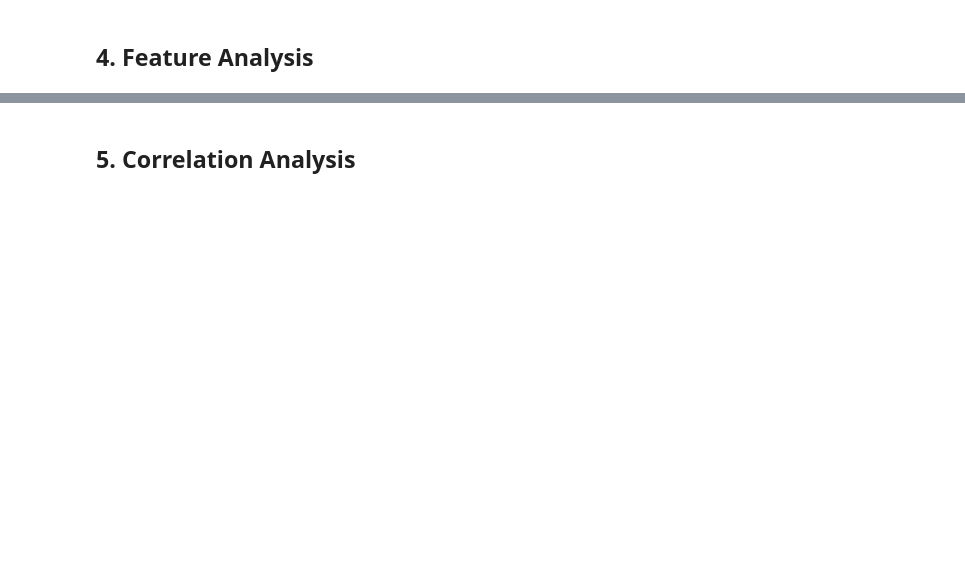
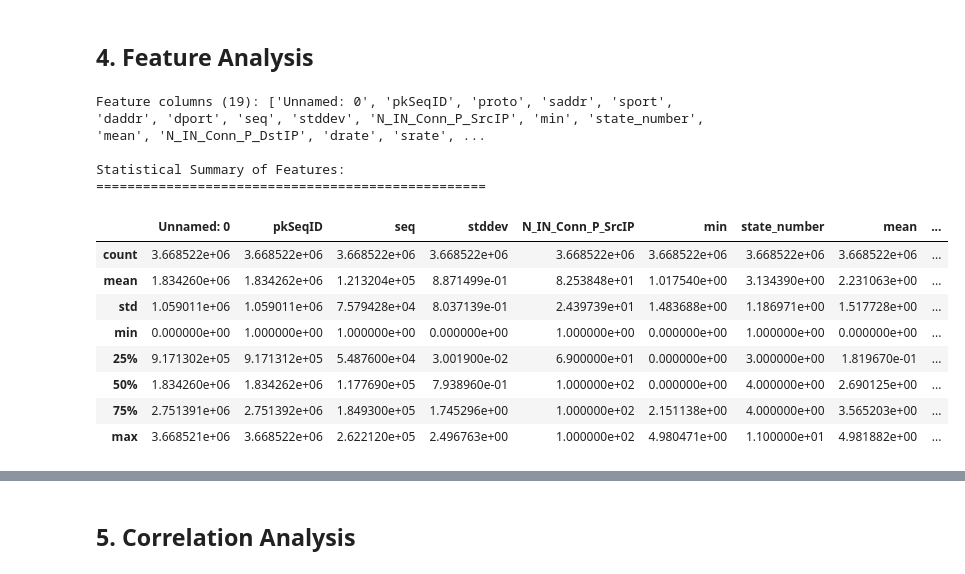
Before and after one commit to nandana-das/IoTproject, a Jupyter notebook: iot-intrusion-detection/notebooks/01_data_exploration.ipynb, the cells around one changed output, grey strips where cells are left out. Saved outputs shown, nothing was run; the diff lists cells and outputs as text; code cells hidden in the pictures; blank space fills up the shorter version.

```diff
--- a/iot-intrusion-detection/notebooks/01_data_exploration.ipynb
+++ b/iot-intrusion-detection/notebooks/01_data_exploration.ipynb
@@ -129,12 +193,26 @@ plt.show()
 # %%
 # Get feature columns (exclude target variable)
 feature_columns = [col for col in data.columns if col != 'category']
 print(f"Feature columns ({len(feature_columns)}): {feature_columns}")
 
 # Statistical summary of features
 print("\nStatistical Summary of Features:")
 print("=" * 50)
-display(data[feature_columns].describe())
+print(data[feature_columns].describe())
+# %% [output]
+Feature columns (19): ['Unnamed: 0', 'pkSeqID', 'proto', 'saddr', 'sport', 'daddr', 'dport', 'seq', 'stddev', 'N_IN_Conn_P_SrcIP', 'min', 'state_number', 'mean', 'N_IN_Conn_P_DstIP', 'drate', 'srate', ...
+
+Statistical Summary of Features:
+==================================================
+|  | Unnamed: 0 | pkSeqID | seq | stddev | N_IN_Conn_P_SrcIP | min | state_number | mean | ... |
+| count | 3.668522e+06 | 3.668522e+06 | 3.668522e+06 | 3.668522e+06 | 3.668522e+06 | 3.668522e+06 | 3.668522e+06 | 3.668522e+06 | ... |
+| mean | 1.834260e+06 | 1.834262e+06 | 1.213204e+05 | 8.871499e-01 | 8.253848e+01 | 1.017540e+00 | 3.134390e+00 | 2.231063e+00 | ... |
+| std | 1.059011e+06 | 1.059011e+06 | 7.579428e+04 | 8.037139e-01 | 2.439739e+01 | 1.483688e+00 | 1.186971e+00 | 1.517728e+00 | ... |
+| min | 0.000000e+00 | 1.000000e+00 | 1.000000e+00 | 0.000000e+00 | 1.000000e+00 | 0.000000e+00 | 1.000000e+00 | 0.000000e+00 | ... |
+| 25% | 9.171302e+05 | 9.171312e+05 | 5.487600e+04 | 3.001900e-02 | 6.900000e+01 | 0.000000e+00 | 3.000000e+00 | 1.819670e-01 | ... |
+| 50% | 1.834260e+06 | 1.834262e+06 | 1.177690e+05 | 7.938960e-01 | 1.000000e+02 | 0.000000e+00 | 4.000000e+00 | 2.690125e+00 | ... |
+| 75% | 2.751391e+06 | 2.751392e+06 | 1.849300e+05 | 1.745296e+00 | 1.000000e+02 | 2.151138e+00 | 4.000000e+00 | 3.565203e+00 | ... |
+| max | 3.668521e+06 | 3.668522e+06 | 2.622120e+05 | 2.496763e+00 | 1.000000e+02 | 4.980471e+00 | 1.100000e+01 | 4.981882e+00 | ... |
 # %%
 # Identify numeric features for visualization
 numeric_features = data.select_dtypes(include=['number']).columns.tolist()
```
Also changed, not shown: parts of 12 cells of this notebook, 2 other files.
